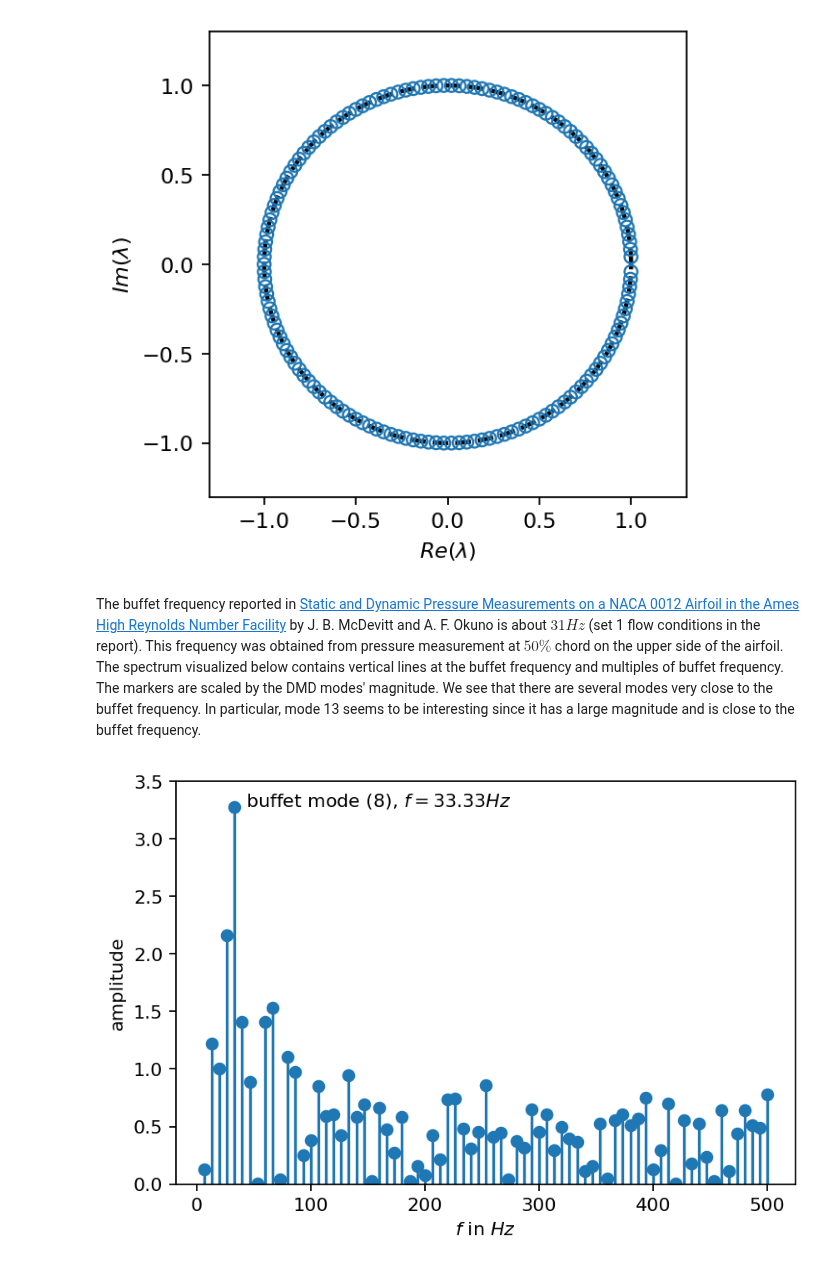
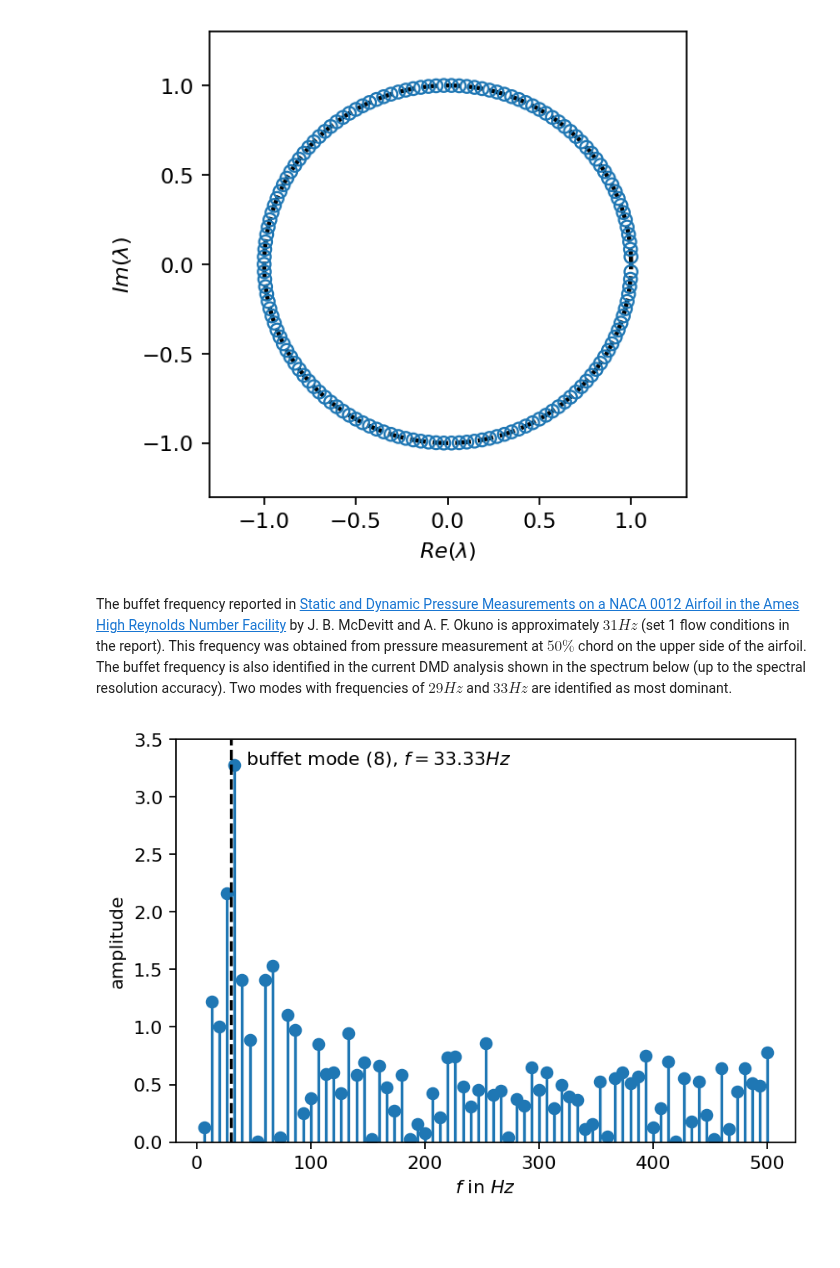
Before and after one commit to FlowModelingControl/flowtorch, a Jupyter notebook: docs/source/notebooks/dmd_naca0012_surface.ipynb, the cells around one changed output. Cells and saved outputs as stored; diff of their text form; code cells hidden in the pictures; blank space fills up the shorter version.

Commit message:
Revise DMD surface buffet tutorial.

```diff
--- a/docs/source/notebooks/dmd_naca0012_surface.ipynb
+++ b/docs/source/notebooks/dmd_naca0012_surface.ipynb
@@ -192,20 +191,21 @@ plt.show()
 # %% [output]
 [figure]
 # %% [markdown]
-The buffet frequency reported in [Static and Dynamic Pressure Measurements on a NACA 0012 Airfoil in the Ames High Reynolds Number Facility](https://ntrs.nasa.gov/citations/19850019511) by J. B. McDevitt and A. F. Okuno is about $31 Hz$ (set 1 flow conditions in the report). This frequency was obtained from pressure measurement at $50\%$ chord on the upper side of the airfoil. The spectrum visualized below contains vertical lines at the buffet frequency and multiples of buffet frequency. The markers are scaled by the DMD modes' magnitude. We see that there are several modes very close to the buffet frequency. In particular, mode 13 seems to be interesting since it has a large magnitude and is close to the buffet frequency.
+The buffet frequency reported in [Static and Dynamic Pressure Measurements on a NACA 0012 Airfoil in the Ames High Reynolds Number Facility](https://ntrs.nasa.gov/citations/19850019511) by J. B. McDevitt and A. F. Okuno is approximately $31 Hz$ (set 1 flow conditions in the report). This frequency was obtained from pressure measurement at $50\%$ chord on the upper side of the airfoil. The buffet frequency is also identified in the current DMD analysis shown in the spectrum below (up to the spectral resolution accuracy). Two modes with frequencies of $29Hz$ and $33Hz$ are identified as most dominant.
 # %%
 amplitude = dmd.amplitude.real.abs()
 freq = dmd.frequency
 freq_i_pos = (freq > 0).nonzero().flatten()
 
 fig, ax= plt.subplots()
 ax.stem(freq[freq_i_pos].numpy(), amplitude[freq_i_pos].numpy(), basefmt="none")
 _, top_pos = amplitude[freq_i_pos].topk(1)
 top_i = freq_i_pos[top_pos].item()
 ax.text(freq[top_i]+10, amplitude[top_i], r"buffet mode ({:d}), $f={:2.2f}Hz$".format(top_i, freq[top_i]))
 ax.set_ylim(0, 3.5)
+ax.axvline(30, ls="--", c="k")
 ax.set_xlabel(r"$f$ in $Hz$")
 ax.set_ylabel("amplitude")
 plt.show()
 # %% [output]
-[figure, old version]
+[figure, new version]
```
Also changed, not shown: parts of 23 cells of this notebook.
